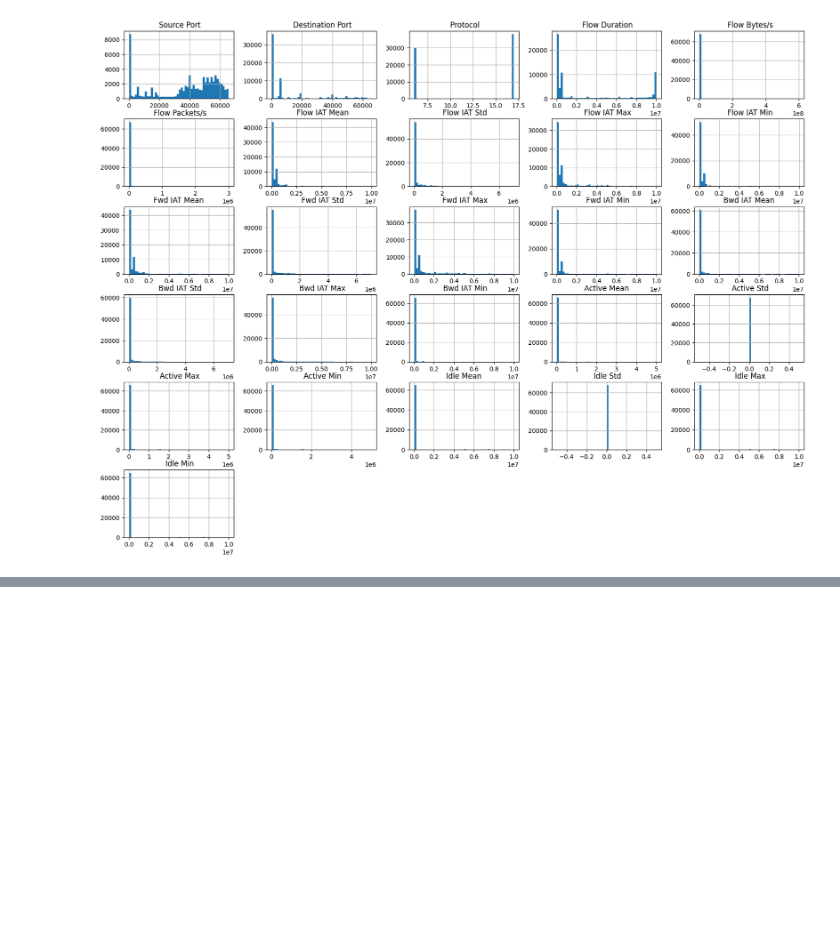
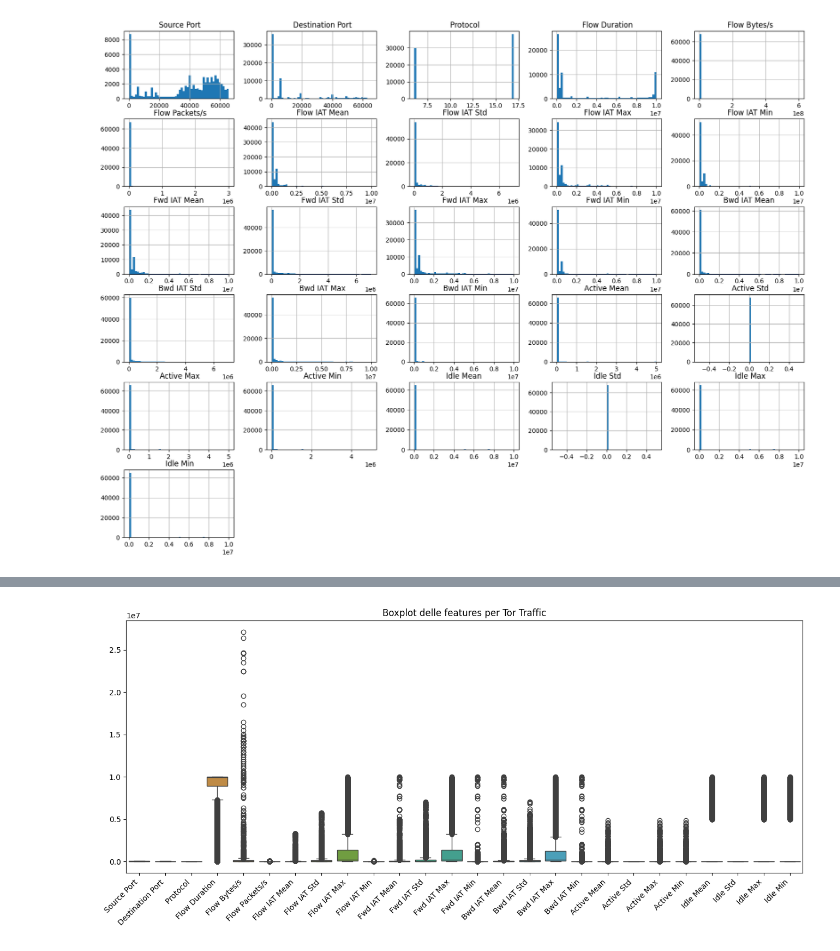
Before and after one commit to tommasomartinelli/Anomaly-Detection-ISCXTor2016, a Jupyter notebook: Notebook/AnomalyDetetction.ipynb, the cells around one changed output, grey strips where cells are left out. Cells and saved outputs as stored; diff of their text form; code cells hidden in the pictures; blank space fills up the shorter version.

```diff
--- a/Notebook/AnomalyDetetction.ipynb
+++ b/Notebook/AnomalyDetetction.ipynb
@@ -112,0 +181,14 @@ Name: count, dtype: int64
+# %%
+tor_data = df[df['label'] == 'TOR']
+nontor_data = df[df['label'] == 'nonTOR']
+
+def plot_boxplot(data, label):
+    plt.figure(figsize=(16, 6))
+    sns.boxplot(data=data.drop(columns=['label']))
+    plt.title(f'Boxplot delle features per {label} Traffic')
+    plt.xticks(rotation=45, ha='right')
+    plt.show()
+# %%
+plot_boxplot(tor_data, 'Tor')
+# %% [output]
+[figure, added]
```
Also changed, not shown: parts of 28 cells of this notebook, 1 other file.
